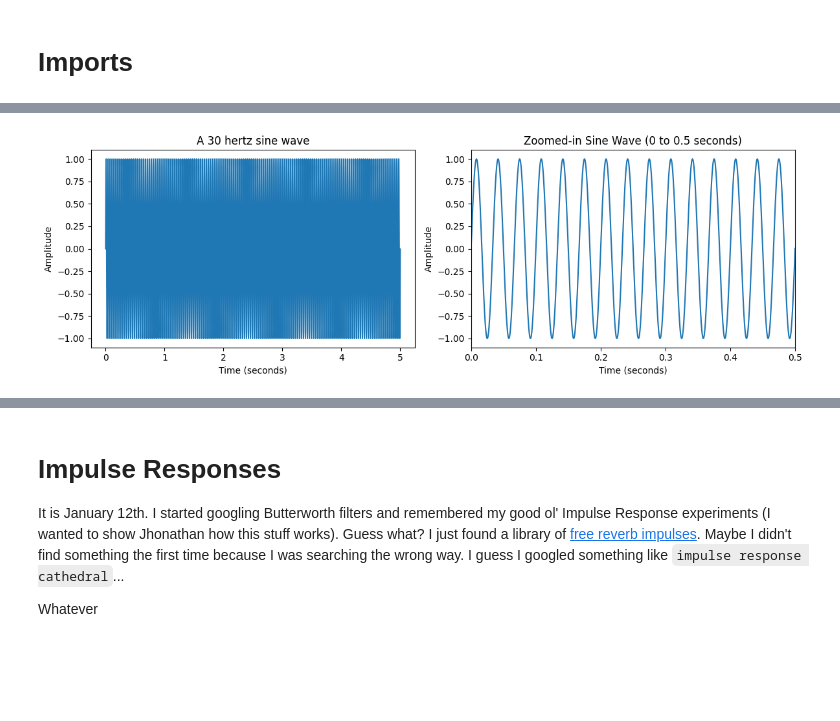
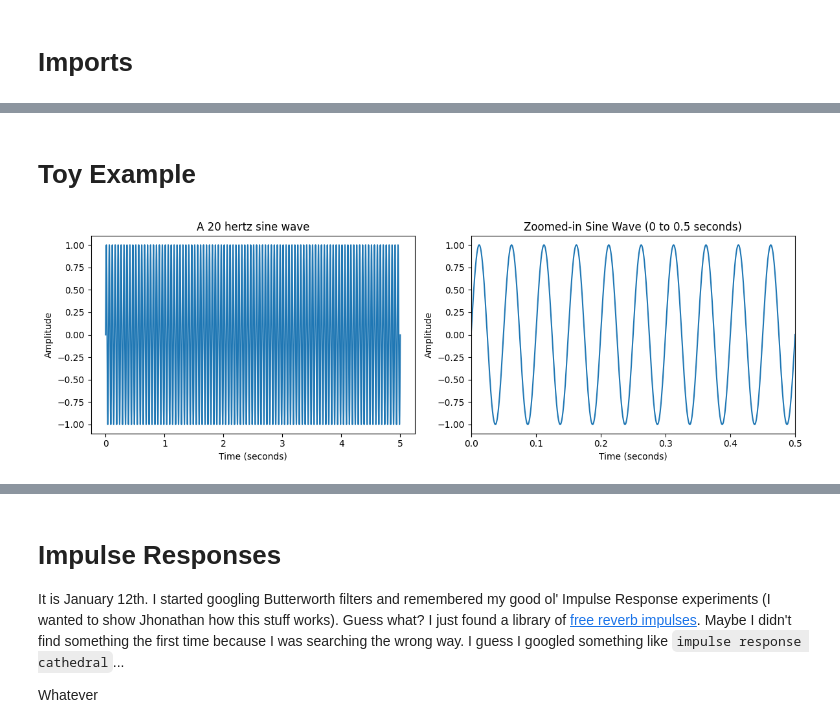
Before and after one commit to mtxslv/audio-processing-with-python, a Jupyter notebook: notebooks/audio_experiments.ipynb, the cells around one changed output, grey strips where cells are left out. Saved outputs shown, nothing was run; the diff lists cells and outputs as text; code cells hidden in the pictures; blank space fills up the shorter version.

```diff
--- a/notebooks/audio_experiments.ipynb
+++ b/notebooks/audio_experiments.ipynb
@@ -23,0 +27,22 @@ I decided to try capturing the spectrum (FFT) from the audio.
+# %%
+def get_audio(audio_path: Path) -> tuple:
+    """
+    Get audio data from wav file in auido_path.
+
+    Parameters
+    ----------
+    audio_path : Path
+        Path to wav file.
+
+    Returns
+    -------
+    data : ndarray
+        Audio data.
+    sample_rate : int
+        Sample rate of audio data. That is, how many samples are taken each second.
+    duration : float
+        Duration of audio data in seconds.
+    """
+    sample_rate, data = wavfile.read(str(audio_path))
+    duration = data.shape[0]/sample_rate
+    return data, sample_rate, duration
@@ -45,0 +154,4 @@ plt.plot(data)
+# %%
+cup_sound_path = samples_path / 'cup_sound.wav'
+data, sample_rate, duration = get_audio(str(cup_sound_path))
+plot_audio_in_time(data,sample_rate,duration)
@@ -46,3 +170,5 @@ plt.plot(data)
+# %% [markdown]
+# Toy Example
 # %%
 def generate_sine_wave(freq, sample_rate, duration):
     x = np.linspace(0, duration, sample_rate * duration, endpoint=False)
@@ -51,35 +177,34 @@ def generate_sine_wave(freq, sample_rate, duration):
     y = np.sin((2 * np.pi) * frequencies)
     return x, y
 
 sample_rate_for_example = 44100  # Sample rate in samples per second
-duration_test = 5   # Duration of the sine wave in seconds
-
+duration_for_example = 5   # Duration of the sine wave in seconds
 
 # Generate a frequency_example hertz sine wave that lasts for 5 seconds
-frequency_example = 30
-x, y = generate_sine_wave(frequency_example, sample_rate_for_example, duration_test)  # 440 Hertz is A (Lá)
+frequency_example = 20
+x, y = generate_sine_wave(frequency_example, sample_rate_for_example, duration_for_example)  # 440 Hertz is A (Lá)
 
 # Create two subplots, side by side
 fig, (ax1, ax2) = plt.subplots(1, 2, figsize=(12, 4))
 
 # Plot the full sine wave on the left subplot
 ax1.set_title(f'A {frequency_example} hertz sine wave')
 ax1.set_xlabel('Time (seconds)')
 ax1.set_ylabel('Amplitude')
 ax1.plot(x, y)
 
 # Plot the zoomed-in version on the right subplot
 x_axis_max_lim_example = 0.5
 ax2.set_title(f'Zoomed-in Sine Wave (0 to {x_axis_max_lim_example} seconds)')
 ax2.set_xlabel('Time (seconds)')
 ax2.set_ylabel('Amplitude')
 ax2.plot(x, y)
 
 # Set the limits of the x-axis for the right subplot to zoom in
 ax2.set_xlim(0, x_axis_max_lim_example)
 
 # Show the plot
 plt.tight_layout()  # To prevent overlapping of titles and labels
 plt.show()
 # %% [output]
-[figure, old version]
+[figure, new version]
```
Also changed, not shown: parts of 32 cells of this notebook.
